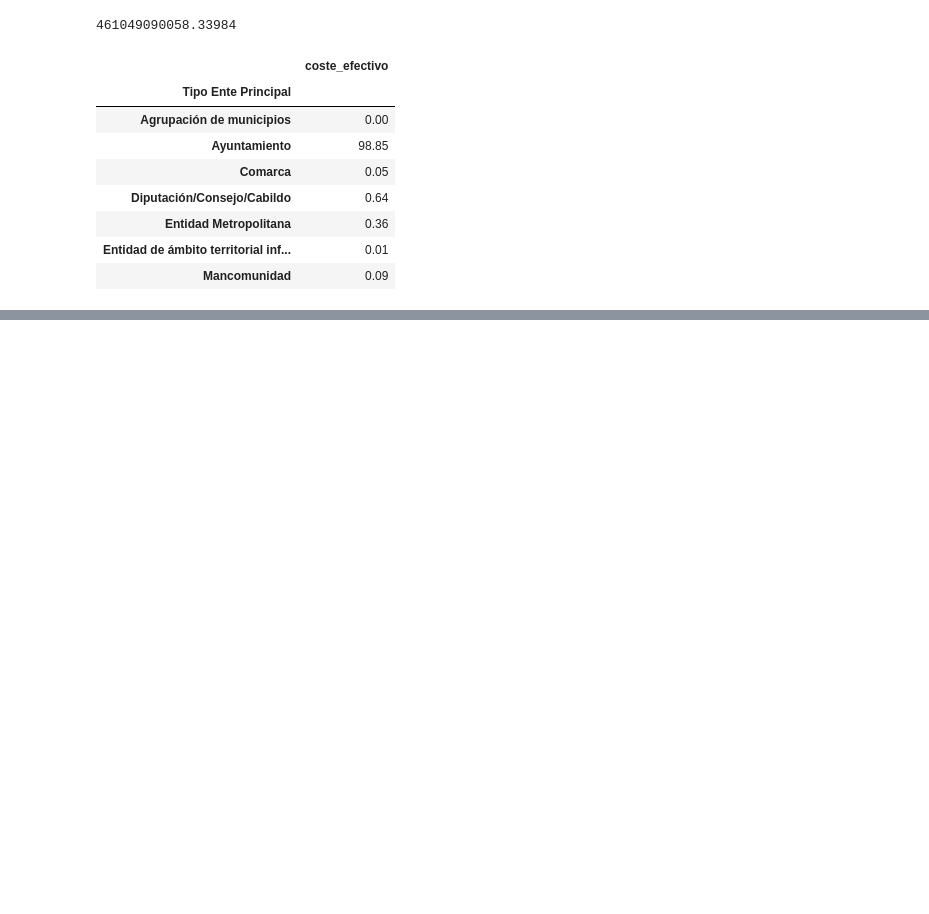
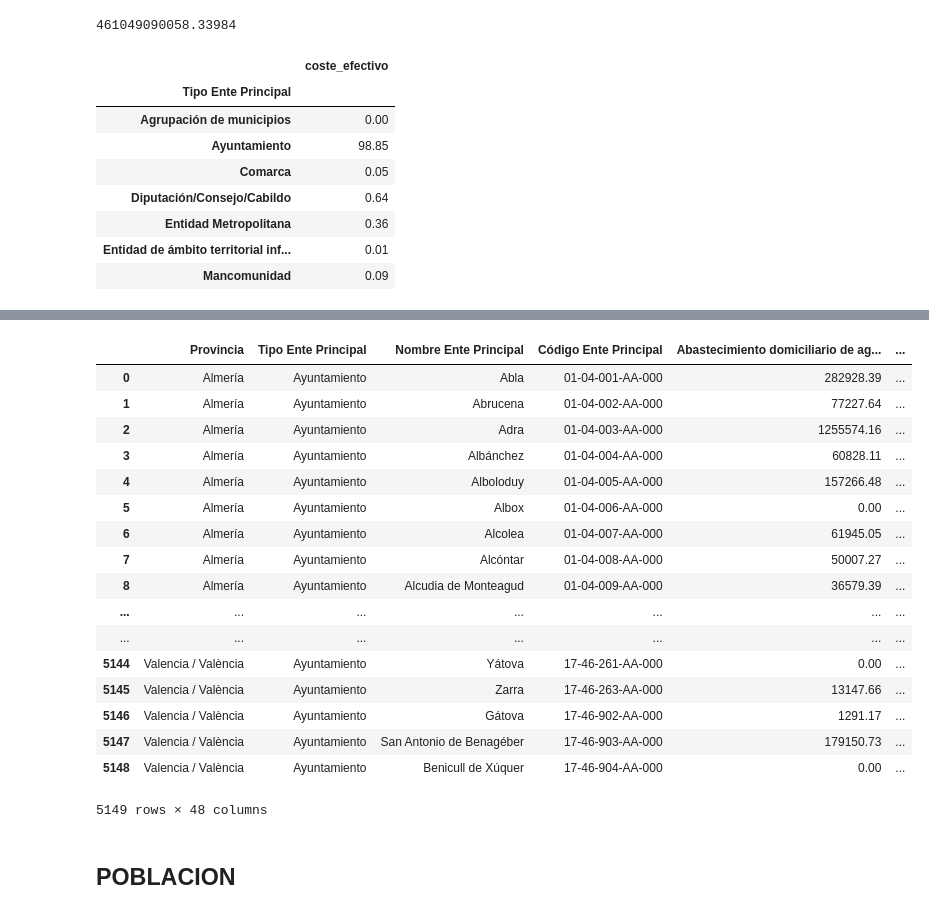
Before and after one commit to carpiero/Final_project, a Jupyter notebook: notebooks/Notebook_002.ipynb, the cells around one changed output, grey strips where cells are left out. Saved outputs shown, nothing was run; the diff lists cells and outputs as text; code cells hidden in the pictures; blank space fills up the shorter version.

```diff
--- a/notebooks/Notebook_002.ipynb
+++ b/notebooks/Notebook_002.ipynb
@@ -88,0 +134,2 @@ peso.apply(lambda x: round(((x/df_coste['coste_efectivo'].sum())*100),2))
+# %%
+more_columns=df_coste.groupby(by=['Código Ente Principal',])[['Provincia','Tipo Ente Principal','Nombre Ente Principal']].min().reset_index()
@@ -88,0 +144,16 @@ peso.apply(lambda x: round(((x/df_coste['coste_efectivo'].sum())*100),2))
+# %%
+df_coste_pivot['Provincia']=more_columns['Provincia']
+df_coste_pivot['Tipo Ente Principal']=more_columns['Tipo Ente Principal']
+df_coste_pivot['Nombre Ente Principal']=more_columns['Nombre Ente Principal']
+# %%
+cols = df_coste_pivot.columns.tolist()
+cols = cols[-3:] + cols[:-3]
+
+
+df_coste_pivot= df_coste_pivot[cols]
+# %%
+pd.set_option('display.max_columns', 10)
+
+df_coste_pivot['codigoM']=df_coste_pivot['Código Ente Principal']
+
+df_coste_pivot['codigoM'] = df_coste_pivot['codigoM'].str.replace(r'^.{3}|.{7}$|-', '')
@@ -88,0 +171,31 @@ peso.apply(lambda x: round(((x/df_coste['coste_efectivo'].sum())*100),2))
+# %%
+df_final=df_coste_pivot.loc[(df_coste_pivot['Tipo Ente Principal']=='Ayuntamiento')|\
+                      (df_coste_pivot['Tipo Ente Principal']=='Entidad de ámbito territorial inferior al municipio')].reset_index()
+
+
+
+
+df_final=df_final.drop(columns=['index'])
+
+df_final
+# %% [output]
+|  | Provincia | Tipo Ente Principal | Nombre Ente Principal | Código Ente Principal | Abastecimiento domiciliario de ag... | ... |
+| 0 | Almería | Ayuntamiento | Abla | 01-04-001-AA-000 | 282928.39 | ... |
+| 1 | Almería | Ayuntamiento | Abrucena | 01-04-002-AA-000 | 77227.64 | ... |
+| 2 | Almería | Ayuntamiento | Adra | 01-04-003-AA-000 | 1255574.16 | ... |
+| 3 | Almería | Ayuntamiento | Albánchez | 01-04-004-AA-000 | 60828.11 | ... |
+| 4 | Almería | Ayuntamiento | Alboloduy | 01-04-005-AA-000 | 157266.48 | ... |
+| 5 | Almería | Ayuntamiento | Albox | 01-04-006-AA-000 | 0.00 | ... |
+| 6 | Almería | Ayuntamiento | Alcolea | 01-04-007-AA-000 | 61945.05 | ... |
+| 7 | Almería | Ayuntamiento | Alcóntar | 01-04-008-AA-000 | 50007.27 | ... |
+| 8 | Almería | Ayuntamiento | Alcudia de Monteagud | 01-04-009-AA-000 | 36579.39 | ... |
+| ... | ... | ... | ... | ... | ... | ... |
+| ... | ... | ... | ... | ... | ... | ... |
+| 5144 | Valencia / València | Ayuntamiento | Yátova | 17-46-261-AA-000 | 0.00 | ... |
+| 5145 | Valencia / València | Ayuntamiento | Zarra | 17-46-263-AA-000 | 13147.66 | ... |
+| 5146 | Valencia / València | Ayuntamiento | Gátova | 17-46-902-AA-000 | 1291.17 | ... |
+| 5147 | Valencia / València | Ayuntamiento | San Antonio de Benagéber | 17-46-903-AA-000 | 179150.73 | ... |
+| 5148 | Valencia / València | Ayuntamiento | Benicull de Xúquer | 17-46-904-AA-000 | 0.00 | ... |
+5149 rows × 48 columns
+# %% [markdown]
+## POBLACION
```
Also changed, not shown: parts of 24 cells of this notebook.
